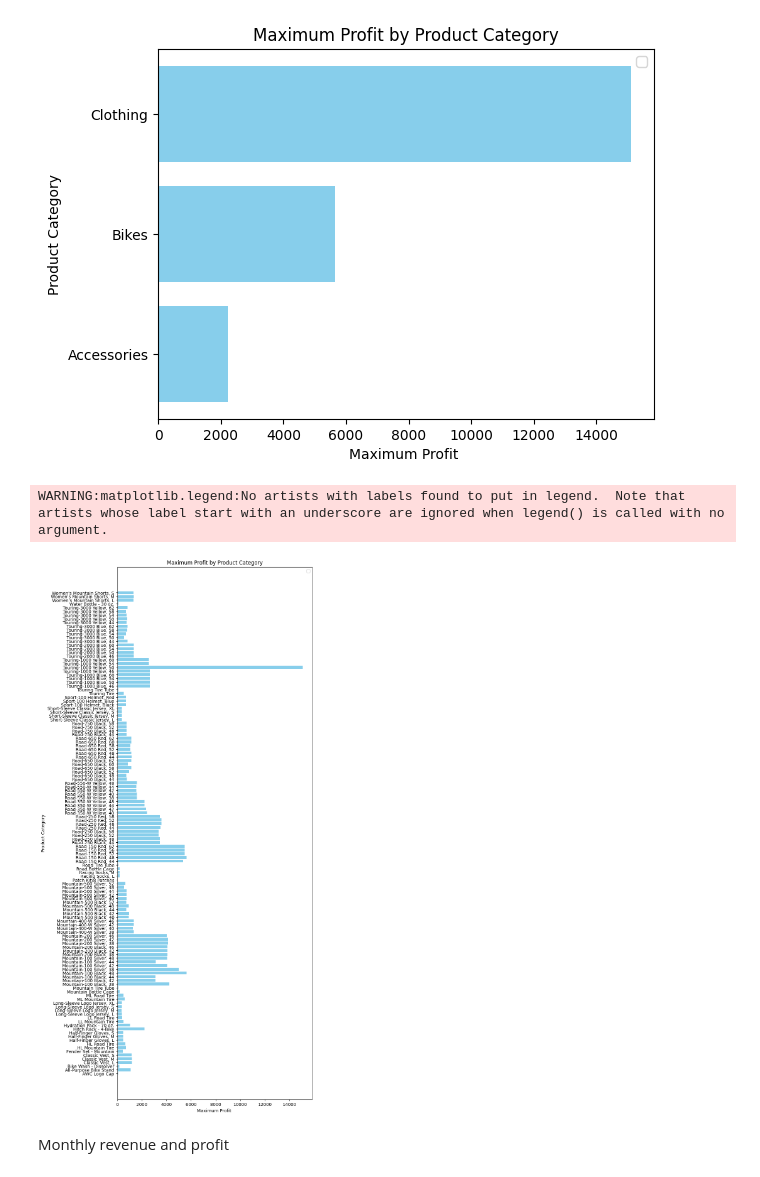
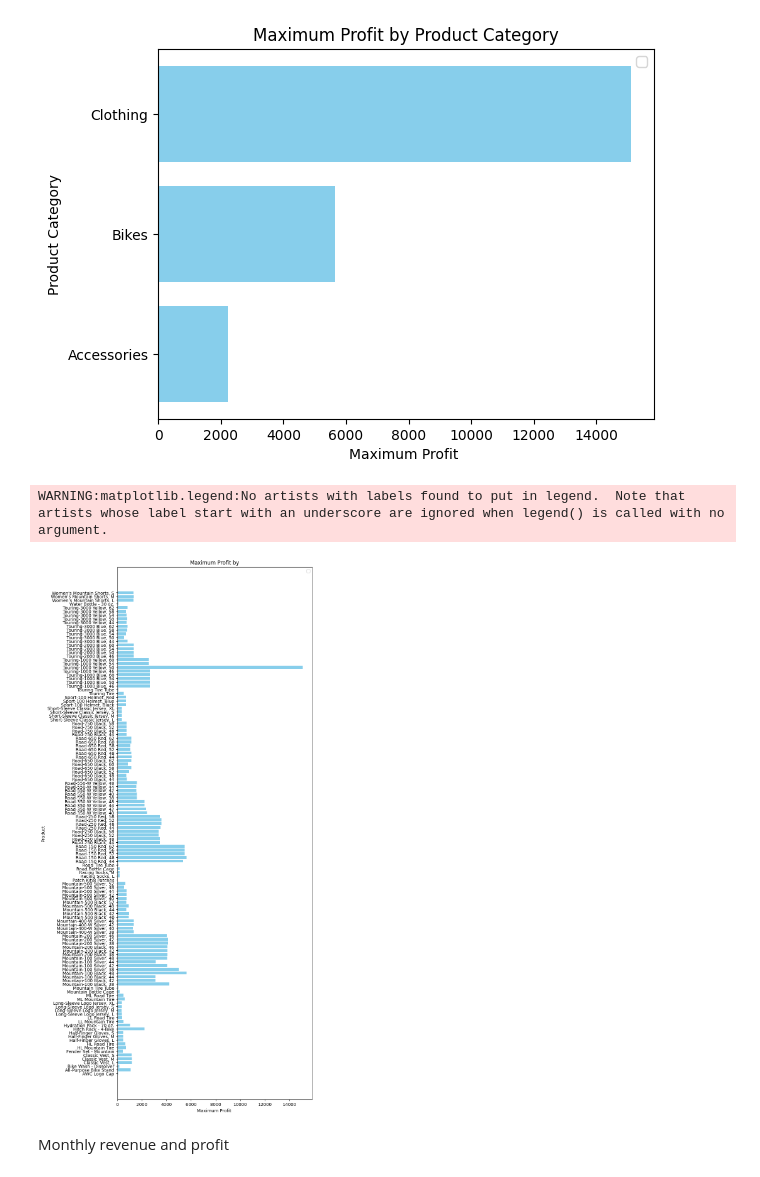
Before and after one commit to shivanswamynathan/EDA_Sales_data, a Jupyter notebook: DS_PROJECT.ipynb, the cells around one changed output. Cells and saved outputs as stored; diff of their text form; code cells hidden in the pictures.

```diff
--- a/DS_PROJECT.ipynb
+++ b/DS_PROJECT.ipynb
@@ -230,15 +230,15 @@ sum of min : 37
 # %%
 group_max1 = df.groupby('Product')['Profit'].max()
 plt.figure(figsize=(8,22))
 plt.barh(group_max1.index, group_max1.values, color='skyblue')
 plt.xlabel('Maximum Profit ')
-plt.ylabel('Product Category')
-plt.title('Maximum Profit by Product Category')
+plt.ylabel('Product')
+plt.title('Maximum Profit by')
 plt.legend()
 plt.show()
 # %% [output]
 WARNING:matplotlib.legend:No artists with labels found to put in legend.  Note that artists whose label start with an underscore are ignored when legend() is called with no argument.
-[figure, old version]
+[figure, new version]
 # %% [markdown]
 Monthly revenue and profit
 # %%
```
Also changed, not shown: parts of 1 cell of this notebook.
